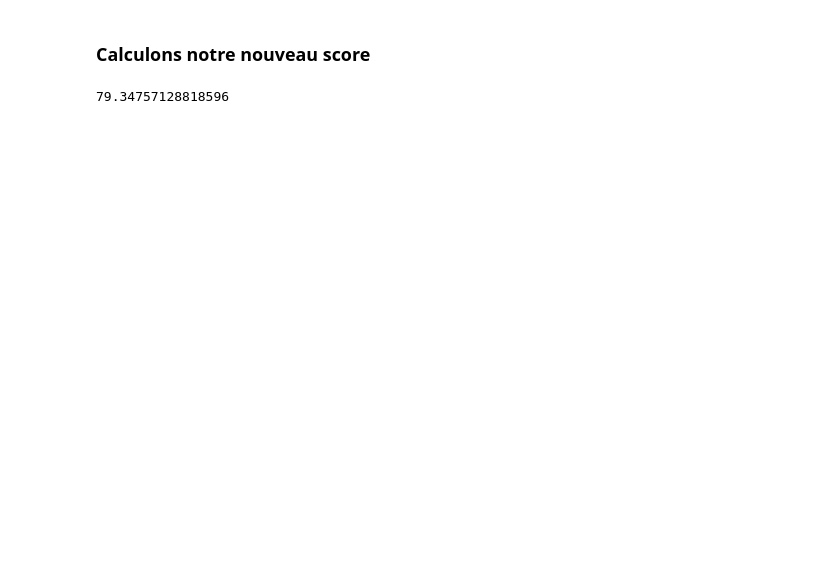
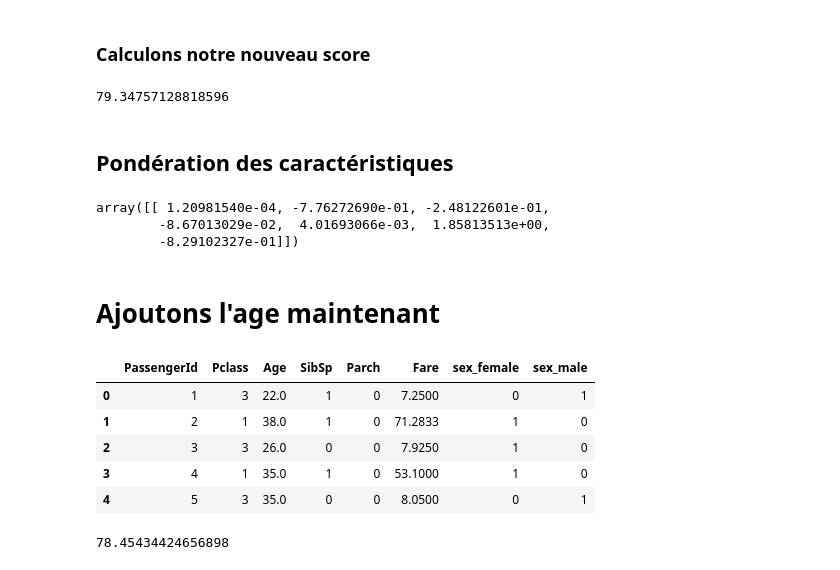
Before and after one commit to valparaizo/python_tutos, a Jupyter notebook: titanic/titanic_2.ipynb, the cells around one changed output. Saved outputs shown, nothing was run; the diff lists cells and outputs as text; code cells hidden in the pictures; blank space fills up the shorter version.

```diff
--- a/titanic/titanic_2.ipynb
+++ b/titanic/titanic_2.ipynb
@@ -74,15 +74,6 @@ plt.title('Décès par sexe')
 # %% [output]
 Text(0.5,1,'Décès par sexe')
 [figure]
-# %%
-def Prepare_Modele_3_Test(X):
-    target = X.Survived
-    to_del = ['Name', 'Age', 'Cabin', 'Embarked', 'Survived', 'Ticket']
-    for col in to_del : del X[col]
-    return X, target
-X, y = Prepare_Modele_3_Test(titanic.copy())
-X.head(5)
-compute_score(lr1, X, y)
 # %% [markdown]
 ## Une erreur bien justifiée ! il faut des caractéristiques numériques ... transformons le sexe en données numériques donc !
 # %%
@@ -110,3 +99,36 @@ X.head(5)
 compute_score(lr1, X, y)
 # %% [output]
 79.34757128818596
+# %% [markdown]
+## Pondération des caractéristiques
+# %%
+lr1.fit(X, y)
+lr1.coef_
+# %% [output]
+array([[ 1.20981540e-04, -7.76272690e-01, -2.48122601e-01,
+        -8.67013029e-02,  4.01693066e-03,  1.85813513e+00,
+        -8.29102327e-01]])
+# %% [markdown]
+# Ajoutons l'age maintenant
+# %%
+def Prepare_Modele_4(X):
+    target = X.Survived
+    sexe = pd.get_dummies(X['Sex'], prefix='sex')
+    X.Age = X.Age.fillna(X.Age.median())
+    X = X.join(sexe)
+    to_del = ['Name', 'Cabin', 'Embarked', 'Survived', 'Ticket', 'Sex']
+    for col in to_del : del X[col]
+    return X, target
+X, y = Prepare_Modele_4(titanic.copy())
+X.head(5)
+# %% [output]
+|  | PassengerId | Pclass | Age | SibSp | Parch | Fare | sex_female | sex_male |
+| 0 | 1 | 3 | 22.0 | 1 | 0 | 7.2500 | 0 | 1 |
+| 1 | 2 | 1 | 38.0 | 1 | 0 | 71.2833 | 1 | 0 |
+| 2 | 3 | 3 | 26.0 | 0 | 0 | 7.9250 | 1 | 0 |
+| 3 | 4 | 1 | 35.0 | 1 | 0 | 53.1000 | 1 | 0 |
+| 4 | 5 | 3 | 35.0 | 0 | 0 | 8.0500 | 0 | 1 |
+# %%
+compute_score(lr1, X, y)
+# %% [output]
+78.45434424656898
```
Also changed, not shown: parts of 4 cells of this notebook.
